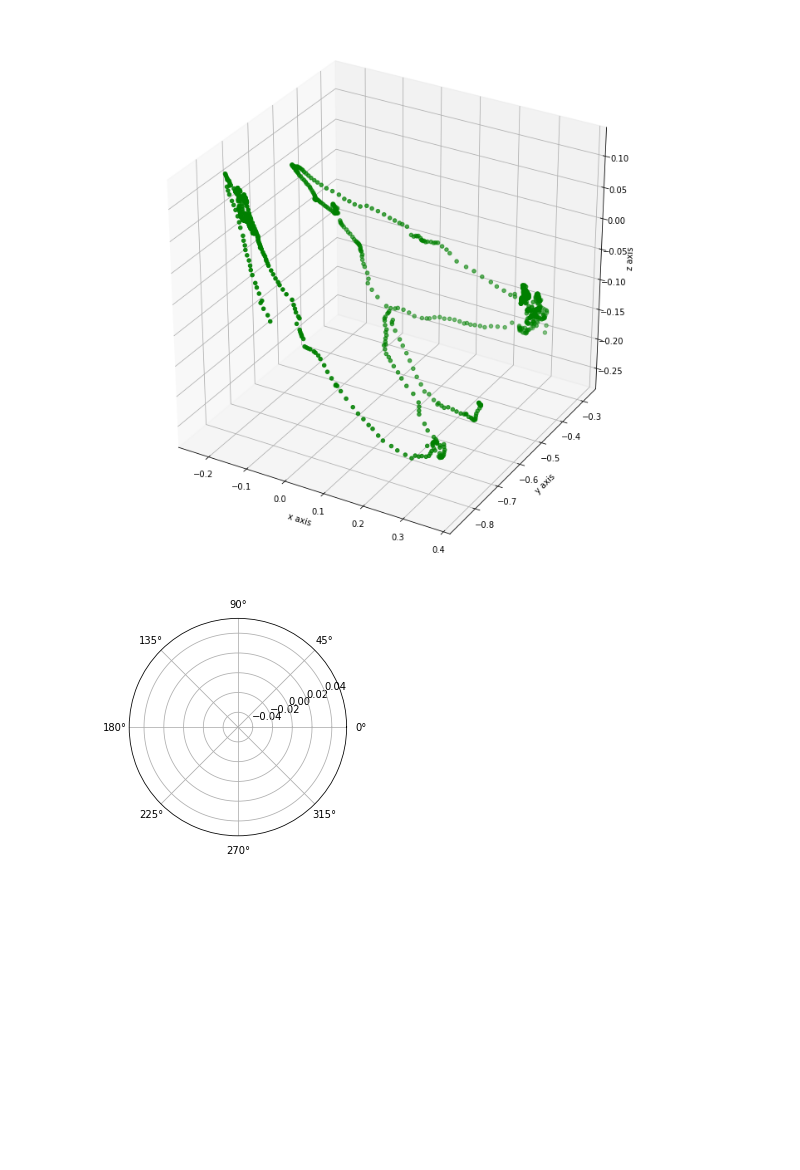
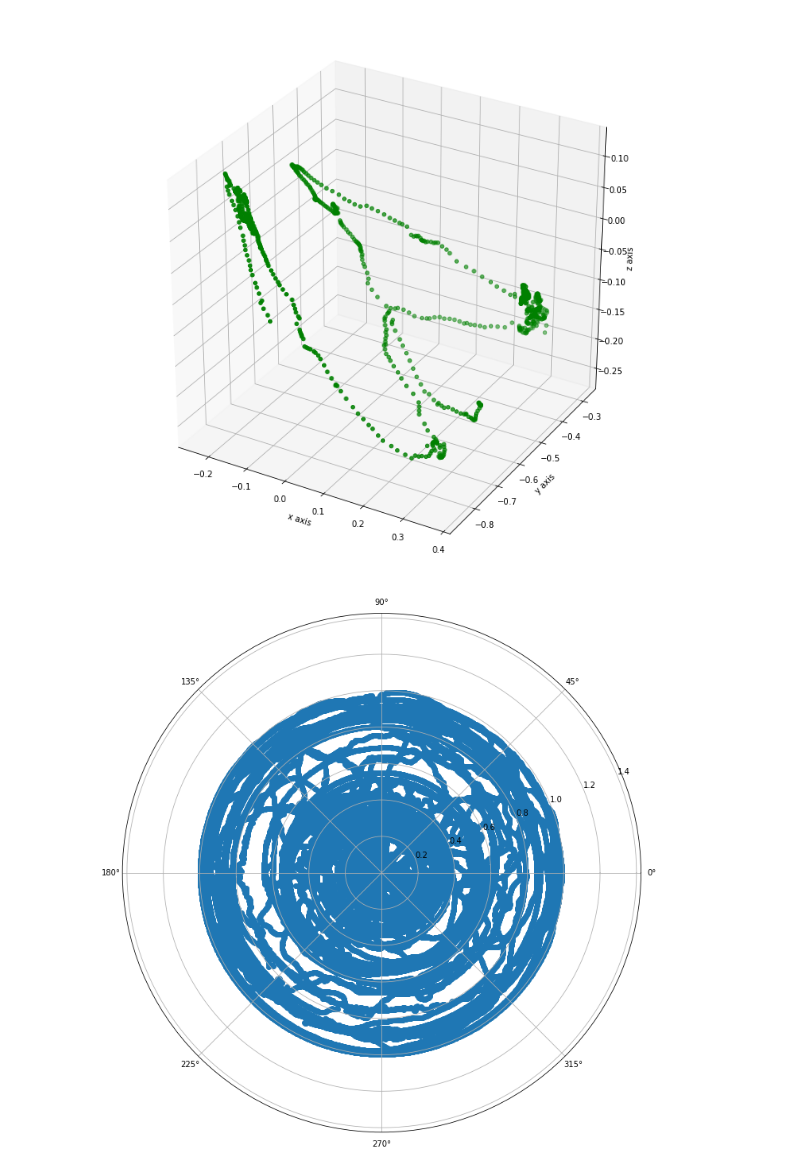
Before and after one commit to alTeska/VR_Acuity, a Jupyter notebook: VR_Acuity_load.ipynb, the cells around one changed output. Cells and saved outputs as stored; diff of their text form; code cells hidden in the pictures; blank space fills up the shorter version.

Commit message:
rotation updates

```diff
--- a/VR_Acuity_load.ipynb
+++ b/VR_Acuity_load.ipynb
@@ -100,8 +100,10 @@ ax.set_zlabel('z axis')
 Text(0.5,0,'z axis')
 [figure]
 # %%
-fig = plt.figure()
+#plotting head roatation in Y axis
+fig = plt.figure(figsize=(12,12))
 ax = fig.add_subplot(111, polar = 'true')
-c = ax.scatter(rat_rotation.Time[0:r_stop], rat_rotation.Y[0:r_stop])
+
+c = ax.scatter(rat_rotation.Time, rat_rotation.Y)
 # %% [output]
-[figure, old version]
+[figure, new version]
```
Also changed, not shown: parts of 5 cells of this notebook, 1 other file.
